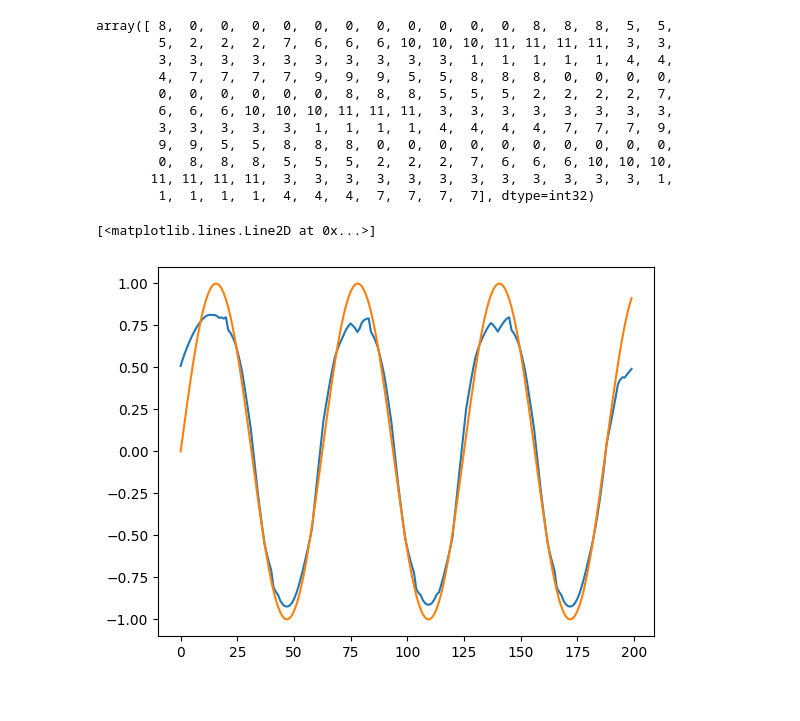
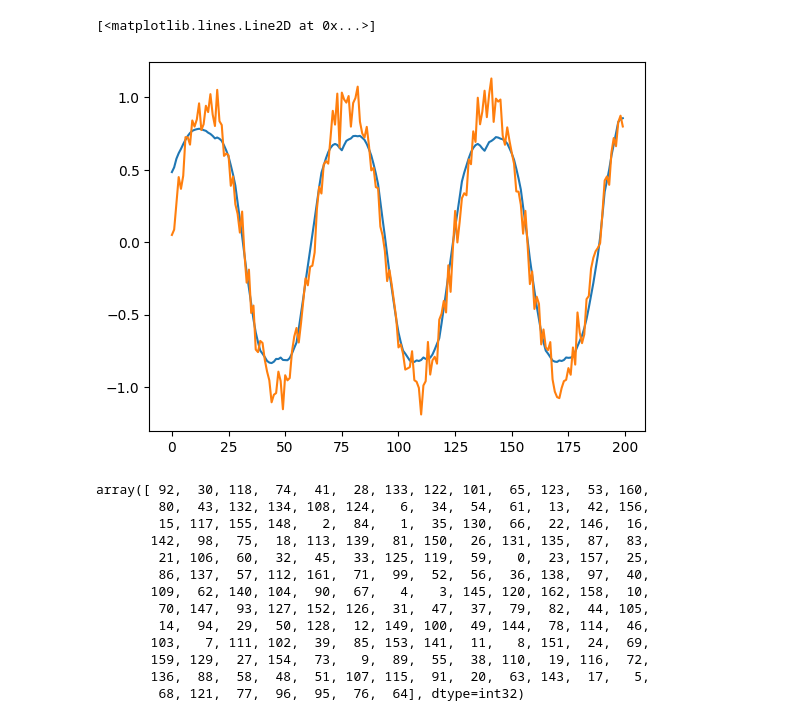
Before and after one commit to VSmague/ABBA_LSTM, a Jupyter notebook: notebook.ipynb, the cells around one changed output. Cells and saved outputs as stored; diff of their text form; code cells hidden in the pictures.

Commit message:
add abba_like, abba

```diff
--- a/notebook.ipynb
+++ b/notebook.ipynb
@@ -11,10 +36,11 @@ torch.manual_seed(42)
 
 N = 200
 t = np.linspace(0, 20, N)
-series = np.sin(t)# + 0.1 * np.random.randn(N)
+series = np.sin(t) + 0.1 * np.random.randn(N)
 # %%
 n_symbols = 12
 window_size = 20
 
-abba = ABBA(n_symbols=n_symbols, window_size=window_size)
-symbol_sequence = abba.fit(series)  # sequence symbolique
+abba_like = ABBA_like(n_symbols=n_symbols, window_size=window_size)
+symbol_sequence = abba_like.fit(series)
+symbol_sequence
@@ -21,22 +59,25 @@ symbol_sequence = abba.fit(series)  # sequence symbolique
-# %%
-symbol_sequence
-# %% [output]
-array([ 8,  0,  0,  0,  0,  0,  0,  0,  0,  0,  0,  0,  8,  8,  8,  5,  5,
-        5,  2,  2,  2,  7,  6,  6,  6, 10, 10, 10, 11, 11, 11, 11,  3,  3,
-        3,  3,  3,  3,  3,  3,  3,  3,  3,  3,  1,  1,  1,  1,  1,  4,  4,
-        4,  7,  7,  7,  7,  9,  9,  9,  5,  5,  8,  8,  8,  0,  0,  0,  0,
-        0,  0,  0,  0,  0,  0,  8,  8,  8,  5,  5,  5,  2,  2,  2,  2,  7,
-        6,  6,  6, 10, 10, 10, 11, 11, 11,  3,  3,  3,  3,  3,  3,  3,  3,
-        3,  3,  3,  3,  3,  1,  1,  1,  1,  4,  4,  4,  4,  7,  7,  7,  9,
-        9,  9,  5,  5,  8,  8,  8,  0,  0,  0,  0,  0,  0,  0,  0,  0,  0,
-        0,  8,  8,  8,  5,  5,  5,  2,  2,  2,  7,  6,  6,  6, 10, 10, 10,
-       11, 11, 11, 11,  3,  3,  3,  3,  3,  3,  3,  3,  3,  3,  3,  3,  1,
-        1,  1,  1,  1,  4,  4,  4,  7,  7,  7,  7], dtype=int32)
 # %%
-recon_smooth = abba.inverse_transform_smooth(symbol_sequence)
+recon_smooth = abba_like.inverse_transform_smooth(symbol_sequence)
+plt.plot(recon_smooth)
+plt.plot(series)
+# %% [output]
+[<matplotlib.lines.Line2D at 0x...>]
+[figure, added]
-# %%
-plt.plot(recon_smooth)
-plt.plot(series)
-# %% [output]
-[<matplotlib.lines.Line2D at 0x...>]
-[figure, removed]
+# %%
+abba = ABBA()
+symbol_sequence = abba.fit(series)
+symbol_sequence
+# %% [output]
+array([ 92,  30, 118,  74,  41,  28, 133, 122, 101,  65, 123,  53, 160,
+        80,  43, 132, 134, 108, 124,   6,  34,  54,  61,  13,  42, 156,
+        15, 117, 155, 148,   2,  84,   1,  35, 130,  66,  22, 146,  16,
+       142,  98,  75,  18, 113, 139,  81, 150,  26, 131, 135,  87,  83,
+        21, 106,  60,  32,  45,  33, 125, 119,  59,   0,  23, 157,  25,
+        86, 137,  57, 112, 161,  71,  99,  52,  56,  36, 138,  97,  40,
+       109,  62, 140, 104,  90,  67,   4,   3, 145, 120, 162, 158,  10,
+        70, 147,  93, 127, 152, 126,  31,  47,  37,  79,  82,  44, 105,
+        14,  94,  29,  50, 128,  12, 149, 100,  49, 144,  78, 114,  46,
+       103,   7, 111, 102,  39,  85, 153, 141,  11,   8, 151,  24,  69,
+       159, 129,  27, 154,  73,   9,  89,  55,  38, 110,  19, 116,  72,
+       136,  88,  58,  48,  51, 107, 115,  91,  20,  63, 143,  17,   5,
+        68, 121,  77,  96,  95,  76,  64], dtype=int32)
```
Also changed, not shown: parts of 18 cells of this notebook, 7 other files.
